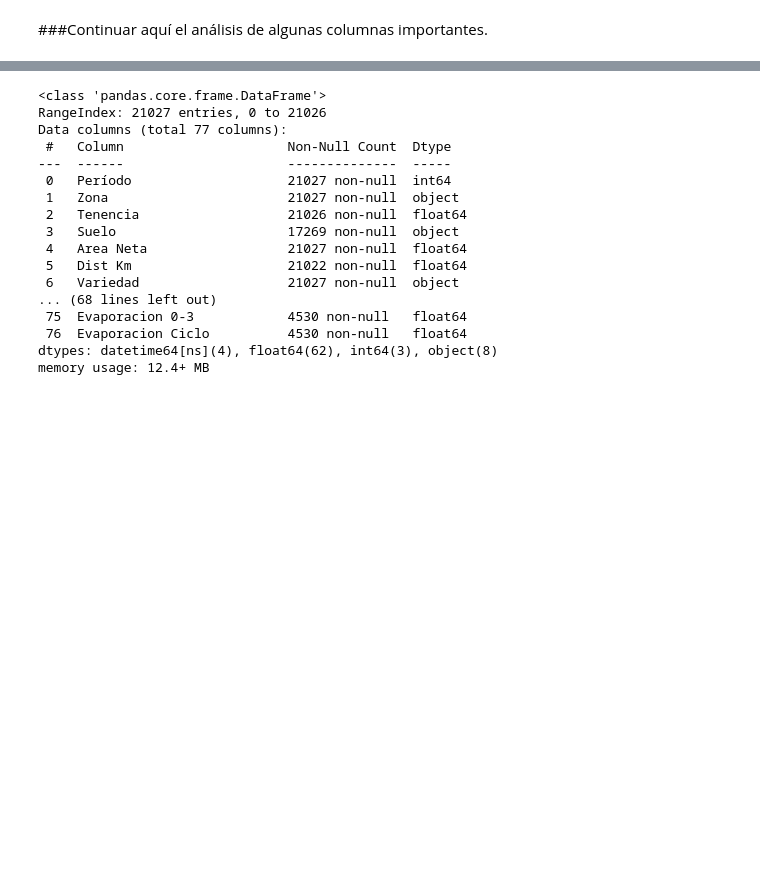
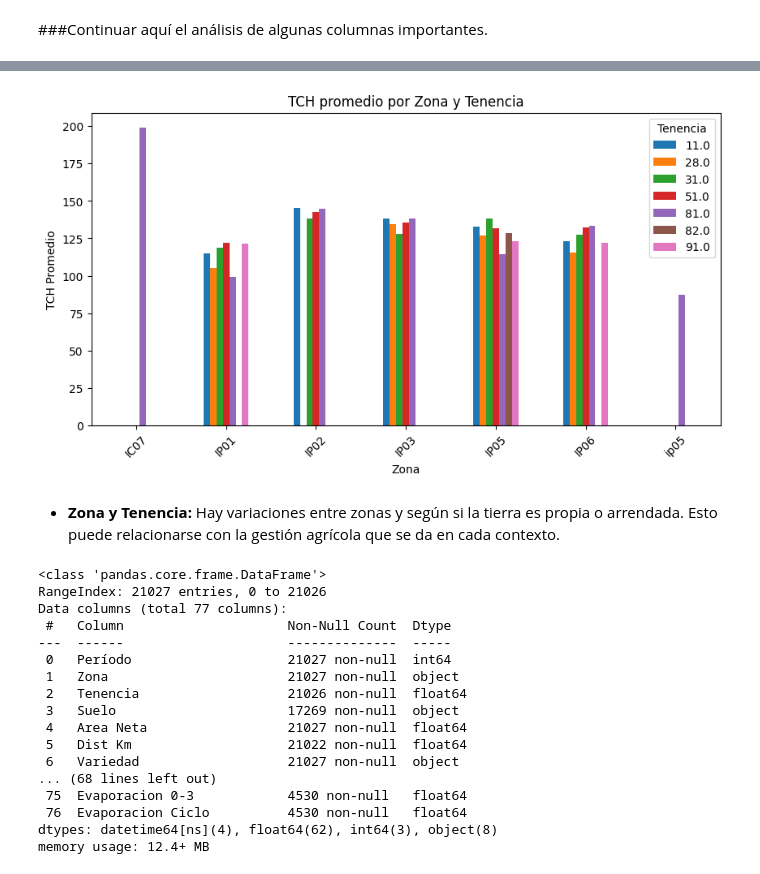
Before and after one commit to Yustes1704/Analisis_Cuantitativo_Ingenio, a Jupyter notebook: Taller_Final.ipynb, the cells around one changed output, grey strips where cells are left out. Cells and saved outputs as stored; diff of their text form; code cells hidden in the pictures; blank space fills up the shorter version.

```diff
--- a/Taller_Final.ipynb
+++ b/Taller_Final.ipynb
@@ -86,3 +163,17 @@ A simple vista encontramos que hay una tendencia a que los periodos terminados e
+# %%
+# Análisis 3: Zona y Tenencia:
+# Veo cómo se comporta TCH según zona y tipo de tenencia de la tierra
+zona_tenencia = df_interes.groupby(["Zona","Tenencia"])["TCH"].mean().unstack()
+
+zona_tenencia.plot(kind="bar", figsize=(10,5))
+plt.title("TCH promedio por Zona y Tenencia")
+plt.ylabel("TCH Promedio")
+plt.xticks(rotation=45)
+plt.show()
+# %% [output]
+[figure, added]
+# %% [markdown]
+* **Zona y Tenencia:** Hay variaciones entre zonas y según si la tierra es propia o arrendada. Esto puede relacionarse con la gestión agrícola que se da en cada contexto.
 # %%
 cols_drop = [
     "Hacienda", "Nombre", "Suerte",
```
Also changed, not shown: parts of 10 cells of this notebook.
